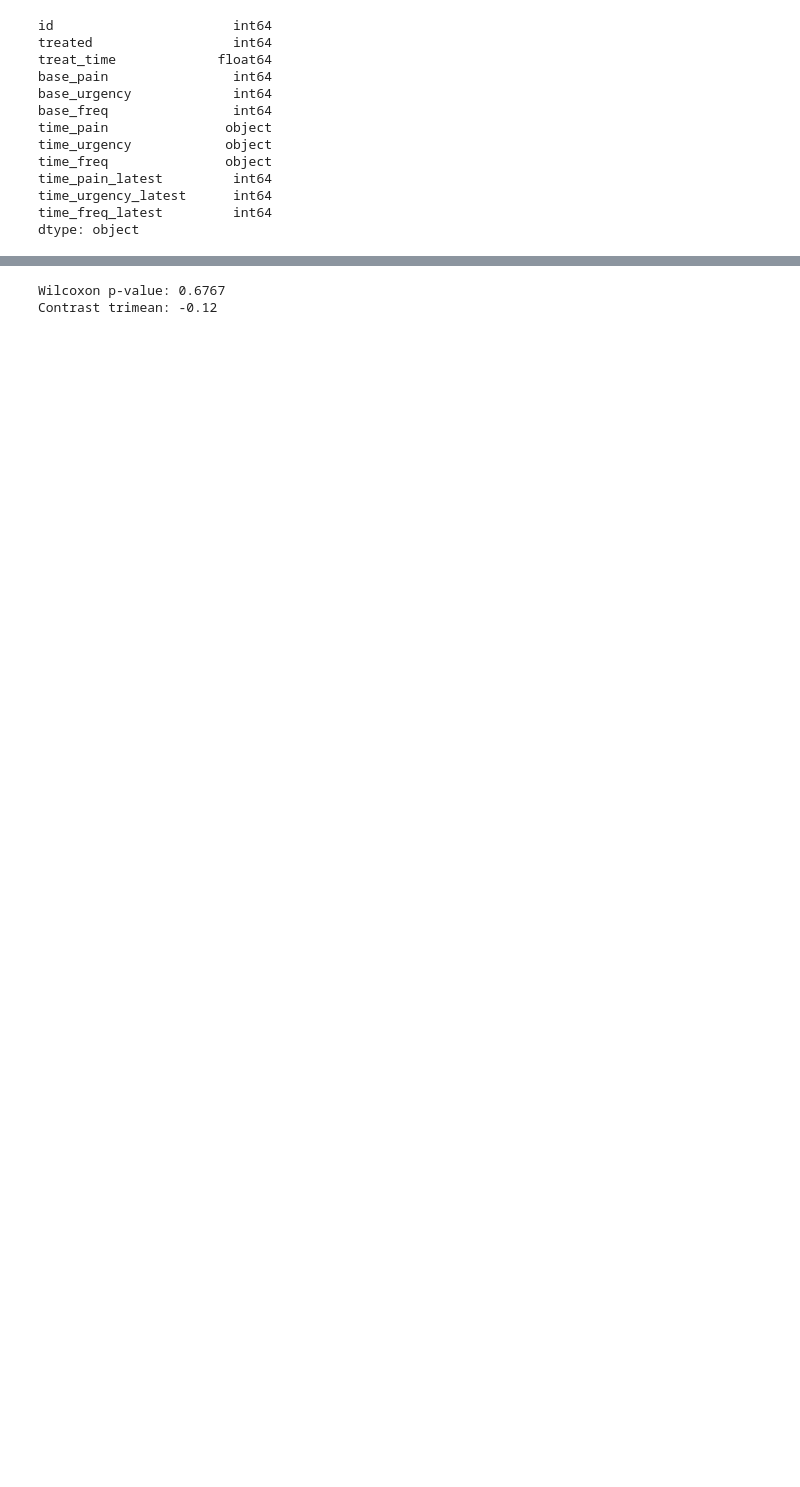
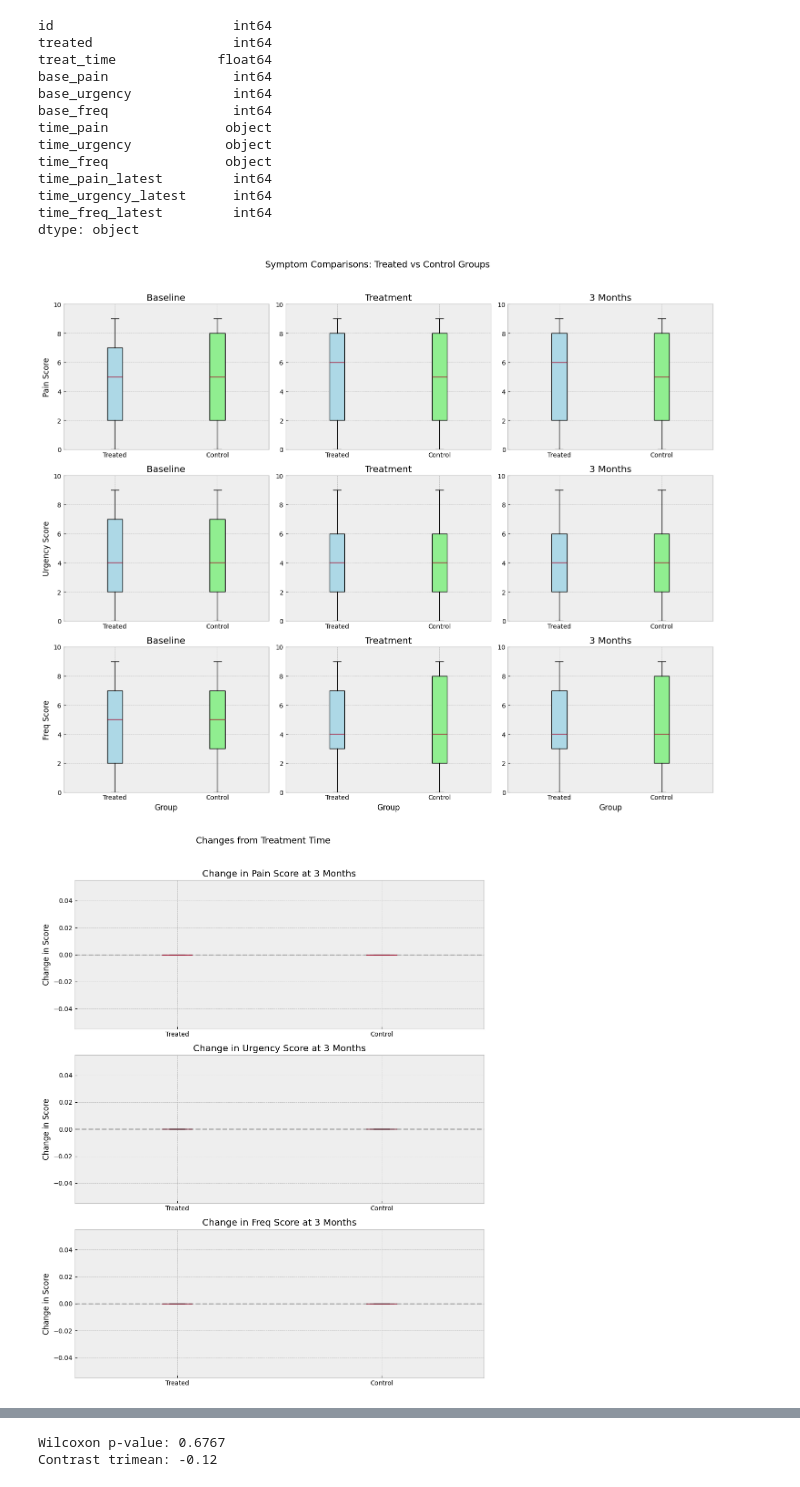
Before and after one commit to 0-BSCode/CS-3203, a Jupyter notebook: assignment-1/code.ipynb, the cells around one changed output, grey strips where cells are left out. Saved outputs shown, nothing was run; the diff lists cells and outputs as text; code cells hidden in the pictures; blank space fills up the shorter version.

```diff
--- a/assignment-1/code.ipynb
+++ b/assignment-1/code.ipynb
@@ -217,2 +475,7 @@ def sensitivity_analysis(matched_pairs, df, outcome_col, gamma_values):
 # %%
 matched_pairs = balanced_risk_set_matching(df)
+# %%
+create_comparison_boxplots(df, matched_pairs)
+# %% [output]
+[figure, added]
+[figure, added]
```
Also changed, not shown: parts of 9 cells of this notebook.
